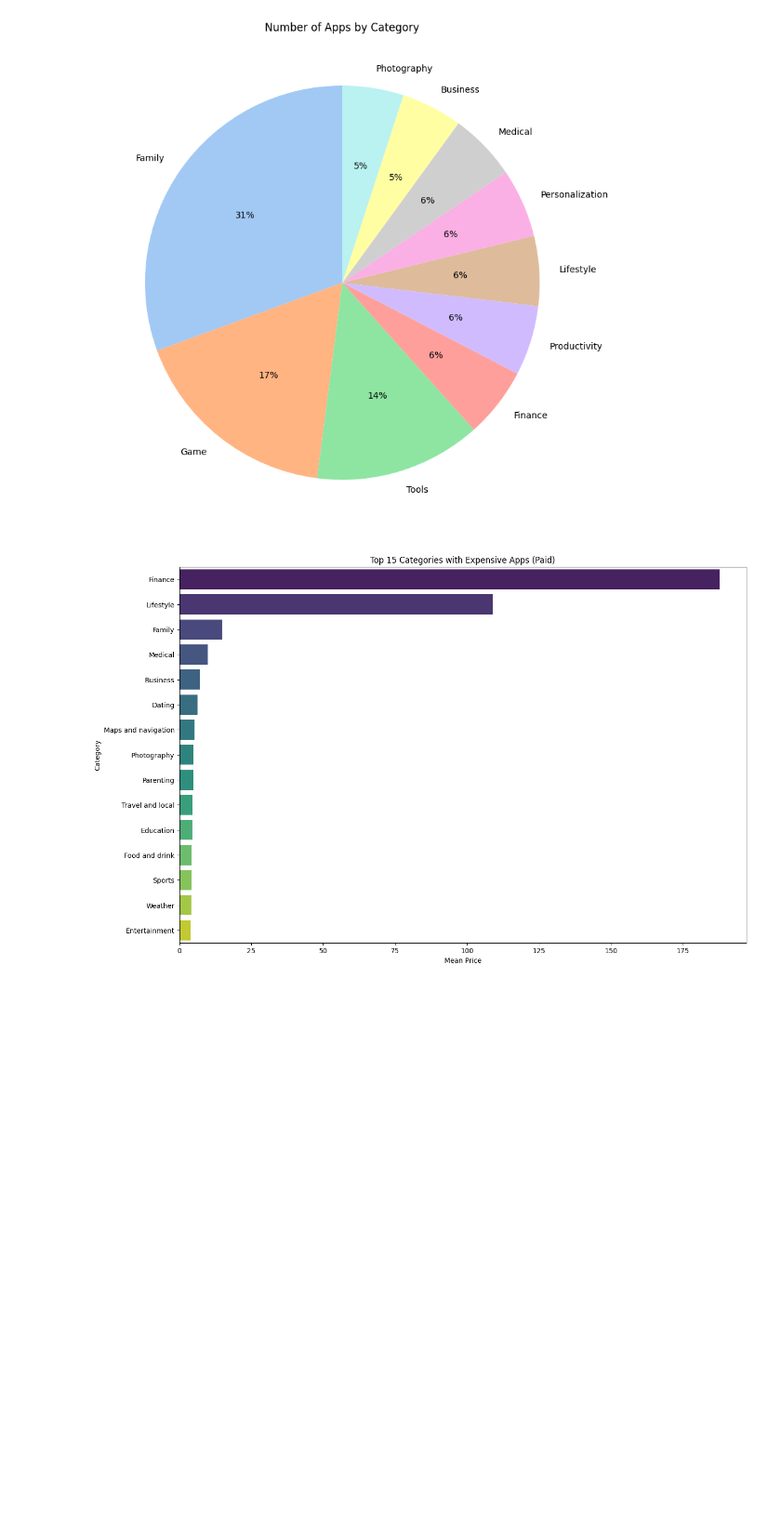
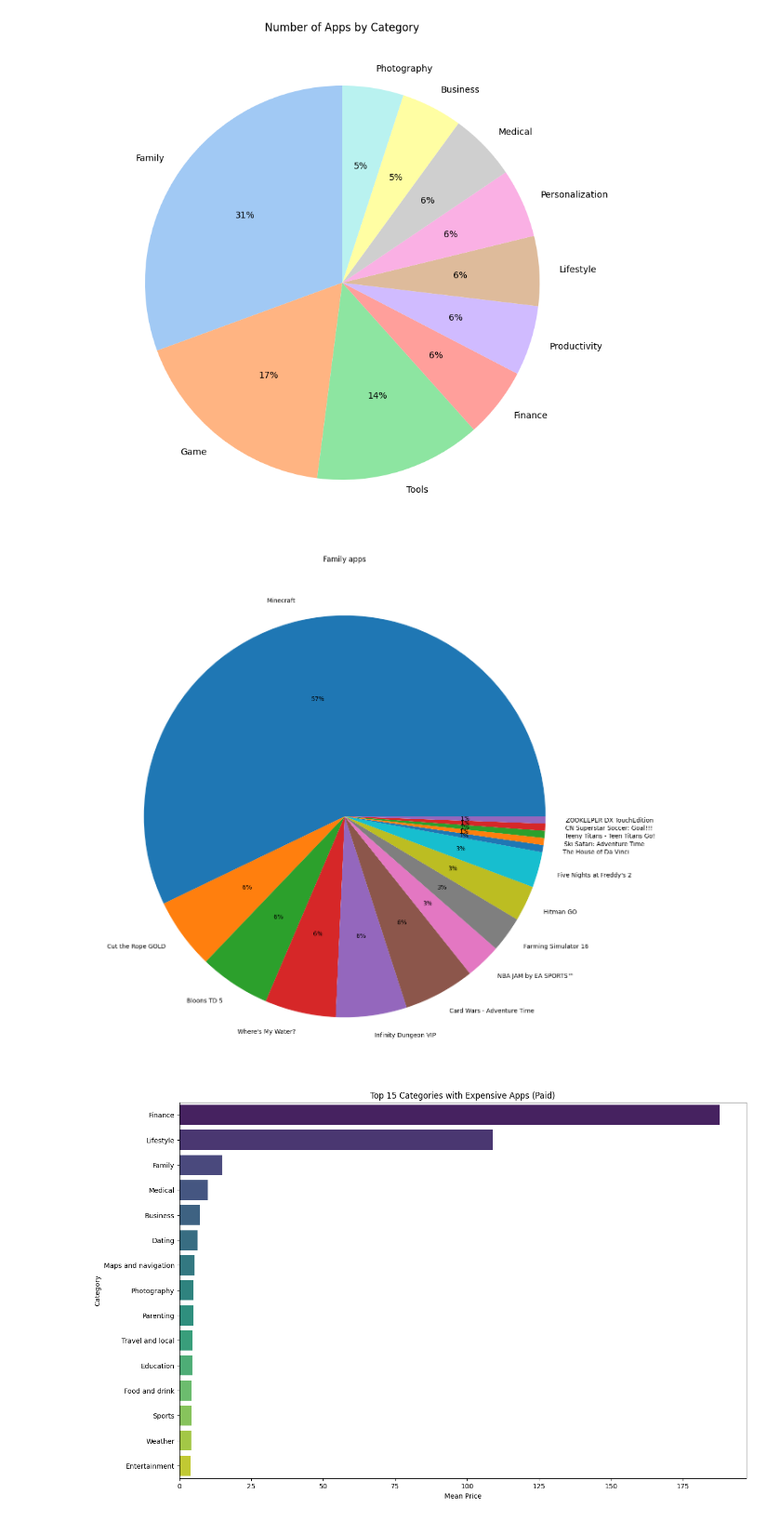
Before and after one commit to abdullaabdukulov/02-Data-Science-My-Mobapp-Studio-, a Jupyter notebook: my_mobapp_studio.ipynb, the cells around one changed output. Shown at 93% size. Drawn from its saved outputs; the diff is of its cells as text; code cells hidden in the pictures; blank space fills up the shorter version.

```diff
--- a/my_mobapp_studio.ipynb
+++ b/my_mobapp_studio.ipynb
@@ -8,7 +8,7 @@ import seaborn as sns
 from IPython.display import display
 # %%
 def load_dataset():
-    dataset_url = pd.read_csv("/content/sample_data/googleplaystore (4).csv")
+    dataset_url = pd.read_csv("/content/googleplaystore (5).csv")
     return dataset_url
 
 dataset = load_dataset()
@@ -263,6 +263,24 @@ def pie_category_apps(dataset):
 pie_category_apps(dataset)
 # %% [output]
 [figure]
+# %%
+def top_price_family_aps(dataset):
+    a = dataset
+    a = a.sort_values('Installs', ascending=False)
+    free_rows = a[a['Free'] == 0]
+    family_free_rows = free_rows[free_rows['Category'] == 'Family']
+
+    category_counts = family_free_rows['Installs'].head(15)
+    category_countss = family_free_rows['App'].head(15)
+
+    plt.figure(figsize=(15, 15))
+    plt.pie(category_counts, labels=category_countss, autopct='%.0f%%', startangle=9000)
+    plt.title('Family apps')
+    plt.show()
+# %%
+top_price_family_aps(dataset)
+# %% [output]
+[figure, added]
 # %%
 def plot_bar_expensive_apps(dataset, top_n=15, palette='viridis'):
     paid_apps = dataset[dataset['Free'] == 0]
```
